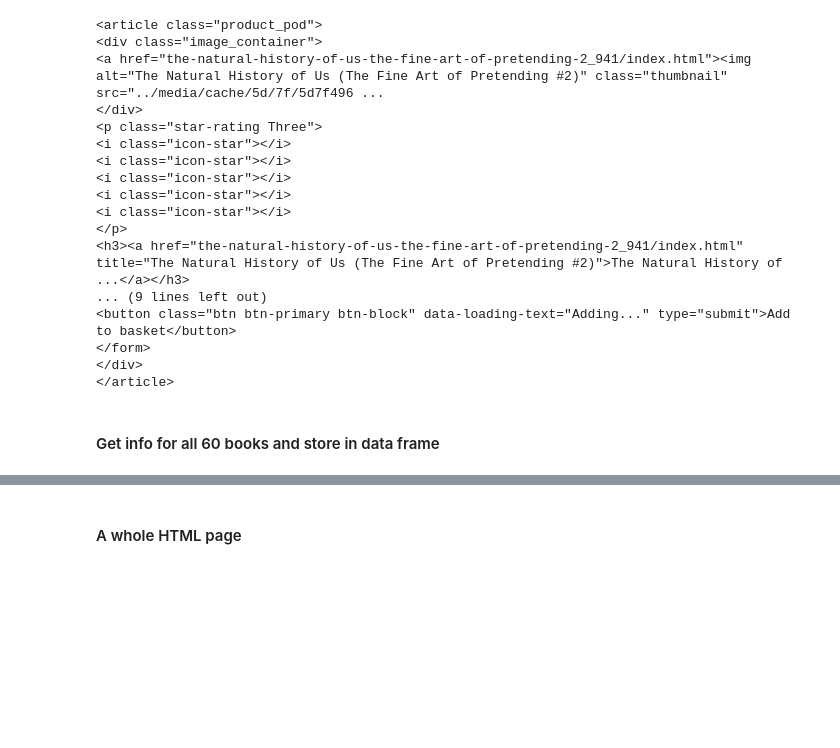
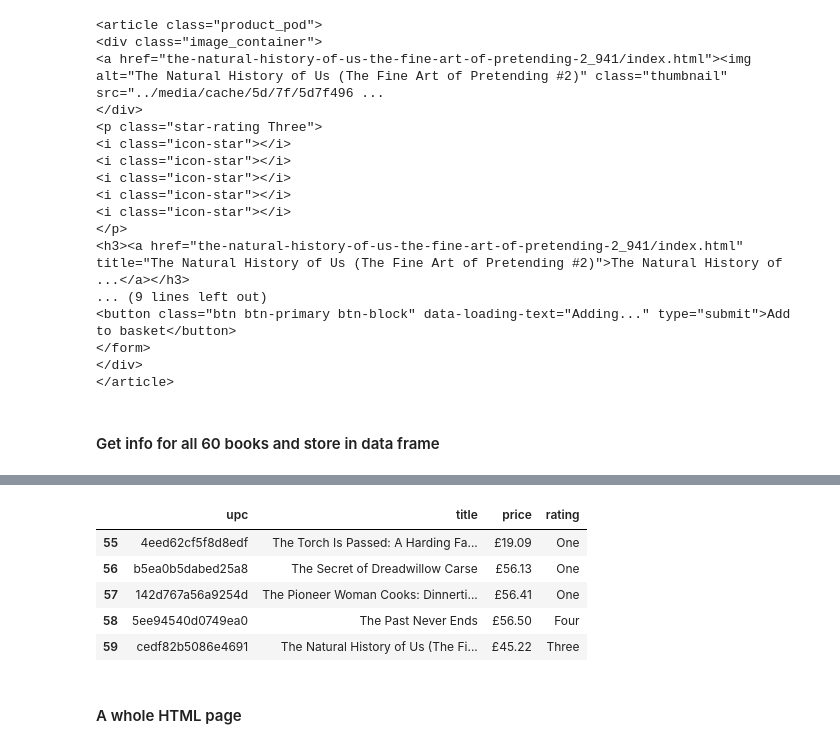
Before and after one commit to totatorbj/su-mt4007, a Jupyter notebook: HW5-investigatioin/HW5-investigation.ipynb, the cells around one changed output, grey strips where cells are left out. Drawn from its saved outputs; the diff is of its cells as text; code cells hidden in the pictures; blank space fills up the shorter version.

```diff
--- a/HW5-investigatioin/HW5-investigation.ipynb
+++ b/HW5-investigatioin/HW5-investigation.ipynb
@@ -1020,3 +1024,13 @@ articles[59]
 # %% [markdown]
 
 #### Get info for all 60 books and store in data frame
+# %%
+url_book = "https://books.toscrape.com/catalogue/a-light-in-the-attic_1000/index.html"
+response_book = requests.get(url_book)
+
+html_book = BeautifulSoup(response_book.content)
+
+book_table = html_book.find("table")
+
+upc = book_table.contents[1].contents[2].text
+upc
@@ -1058,3 +1153,12 @@ books_df.head()
+# %%
+books_df.tail()
+# %% [output]
+|  | upc | title | price | rating |
+| 55 | 4eed62cf5f8d8edf | The Torch Is Passed: A Harding Fa... | £19.09 | One |
+| 56 | b5ea0b5dabed25a8 | The Secret of Dreadwillow Carse | £56.13 | One |
+| 57 | 142d767a56a9254d | The Pioneer Woman Cooks: Dinnerti... | £56.41 | One |
+| 58 | 5ee94540d0749ea0 | The Past Never Ends | £56.50 | Four |
+| 59 | cedf82b5086e4691 | The Natural History of Us (The Fi... | £45.22 | Three |
 # %% [markdown]
 
 #### A whole HTML page
```
Also changed, not shown: parts of 26 cells of this notebook.
